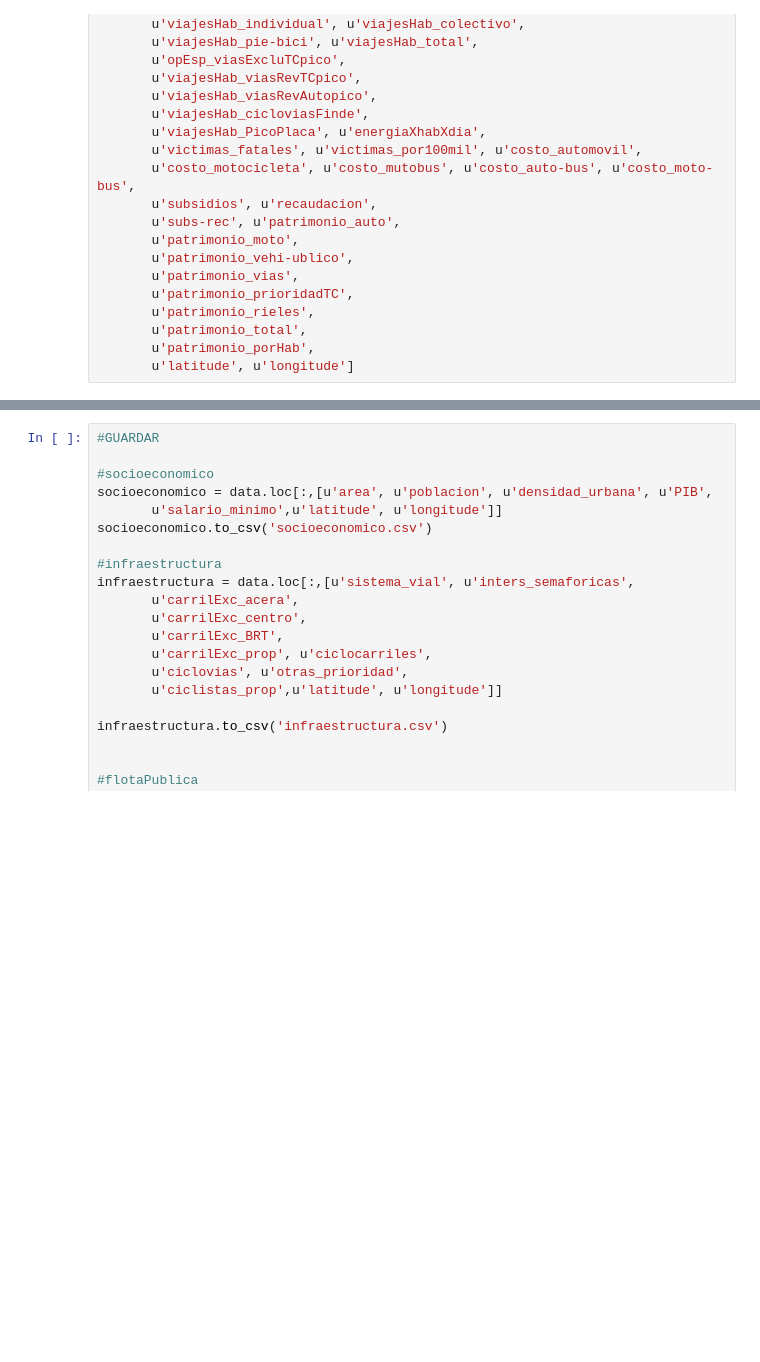
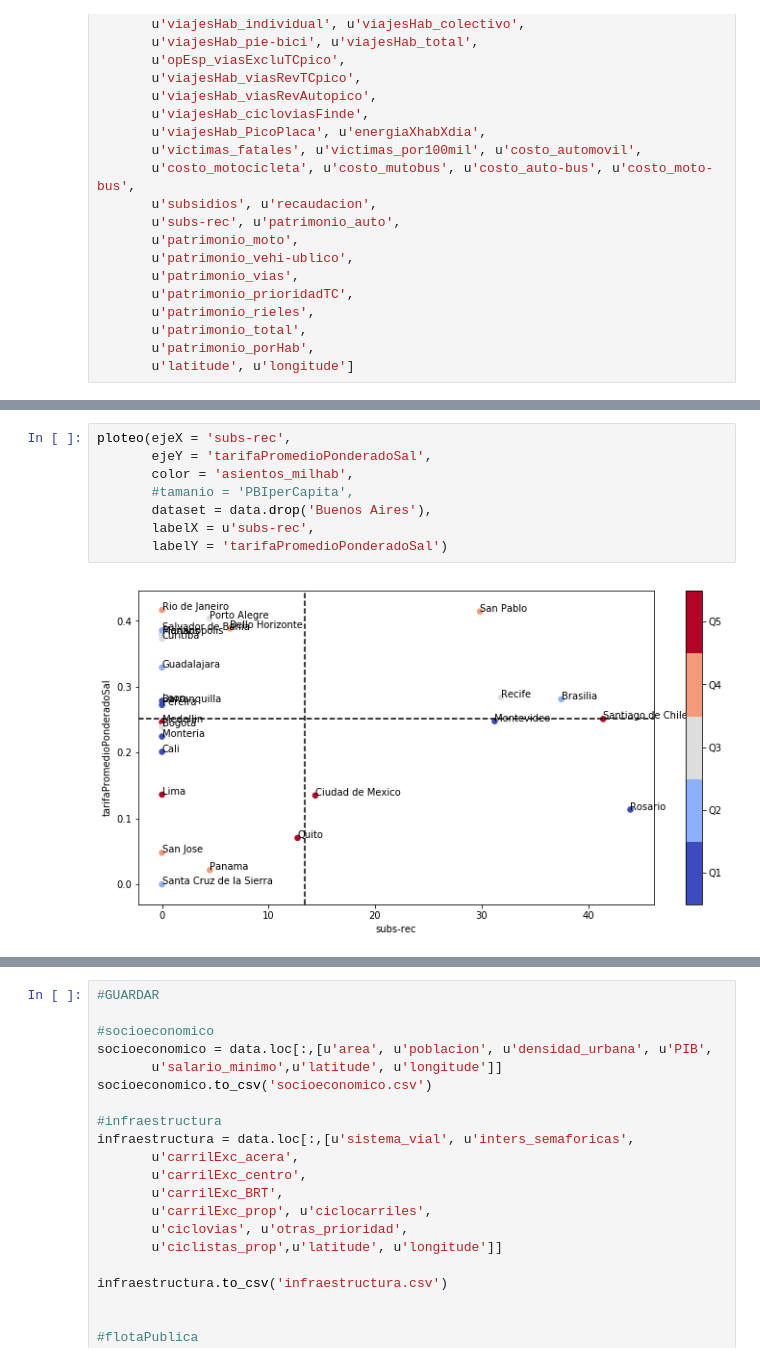
Before and after one commit to alephcero/urbanMobilityObservatory, a Jupyter notebook: analisis.ipynb, the cells around one changed output, grey strips where cells are left out. Saved outputs shown, nothing was run; the diff lists cells and outputs as text; blank space fills up the shorter version.

```diff
--- a/analisis.ipynb
+++ b/analisis.ipynb
@@ -290,0 +282,10 @@ dtype: float64
+# %%
+ploteo(ejeX = 'subs-rec',
+       ejeY = 'tarifaPromedioPonderadoSal',
+       color = 'asientos_milhab',
+       #tamanio = 'PBIperCapita',
+       dataset = data.drop('Buenos Aires'),
+       labelX = u'subs-rec',
+       labelY = 'tarifaPromedioPonderadoSal')
+# %% [output]
+[figure, added]
```
Also changed, not shown: parts of 12 cells of this notebook.
